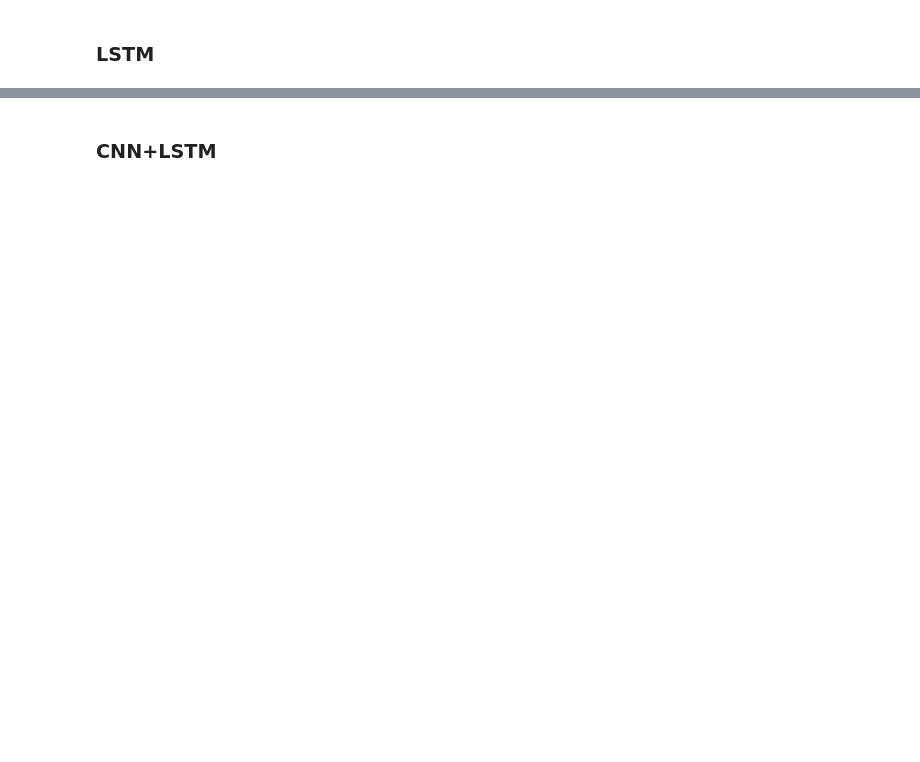
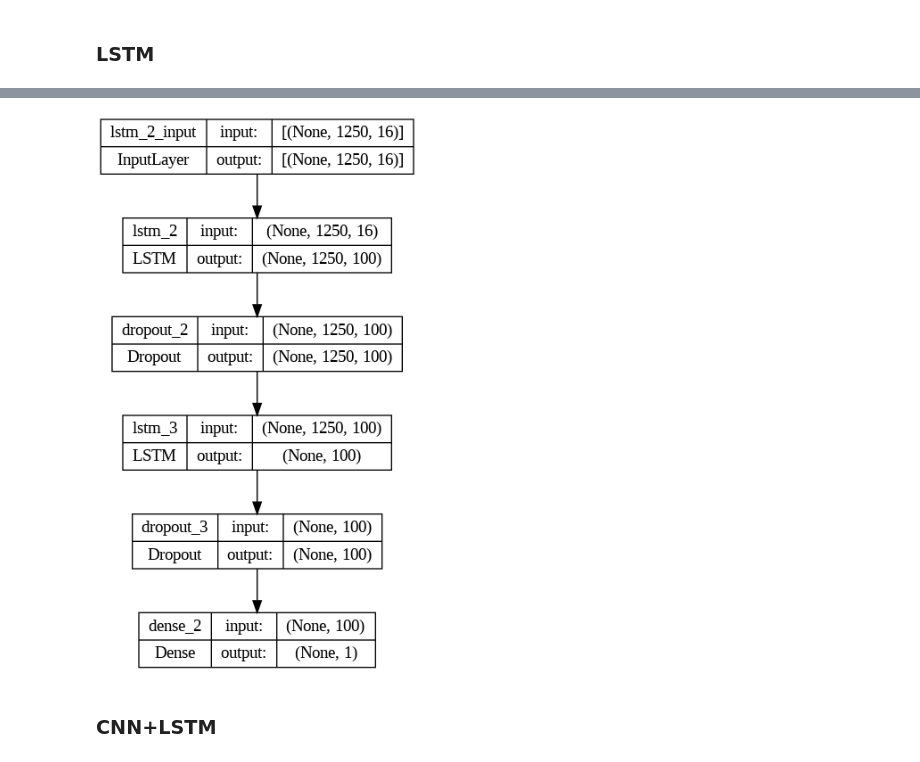
Before and after one commit to maimonahST/Signal_It, a Jupyter notebook: Final Version/PCA16.ipynb, the cells around one changed output, grey strips where cells are left out. Saved outputs shown, nothing was run; the diff lists cells and outputs as text; code cells hidden in the pictures; blank space fills up the shorter version.

```diff
--- a/Final Version/PCA16.ipynb
+++ b/Final Version/PCA16.ipynb
@@ -902,11 +1034,5 @@ model.compile(optimizer = optimizer, loss = 'binary_crossentropy', metrics = ['a
 # Define early stopping callback
 early_stopping = EarlyStopping(monitor='val_loss', patience=5, restore_best_weights=True)
 
-hist = model.fit(X_train_dl, y_train_dl, epochs=30, batch_size=128, validation_data=(X_val, y_val), callbacks=[early_stopping])
-
-# Evaluate the model
-evaluate(model, X_test, y_test)
-
-# Plot the history
-plot_history(hist)
+hist = model.fit(X_train_dl, y_train_dl, epochs=70, batch_size=64, validation_data=(X_val, y_val), callbacks=[early_stopping])
 # %% [output]
@@ -932,0 +1075,4 @@ weighted avg       0.46      0.68      0.55      1380
+# %%
+tf.keras.utils.plot_model(model, show_shapes=True)
+# %% [output]
+[figure, added]
```
Also changed, not shown: parts of 61 cells of this notebook.
